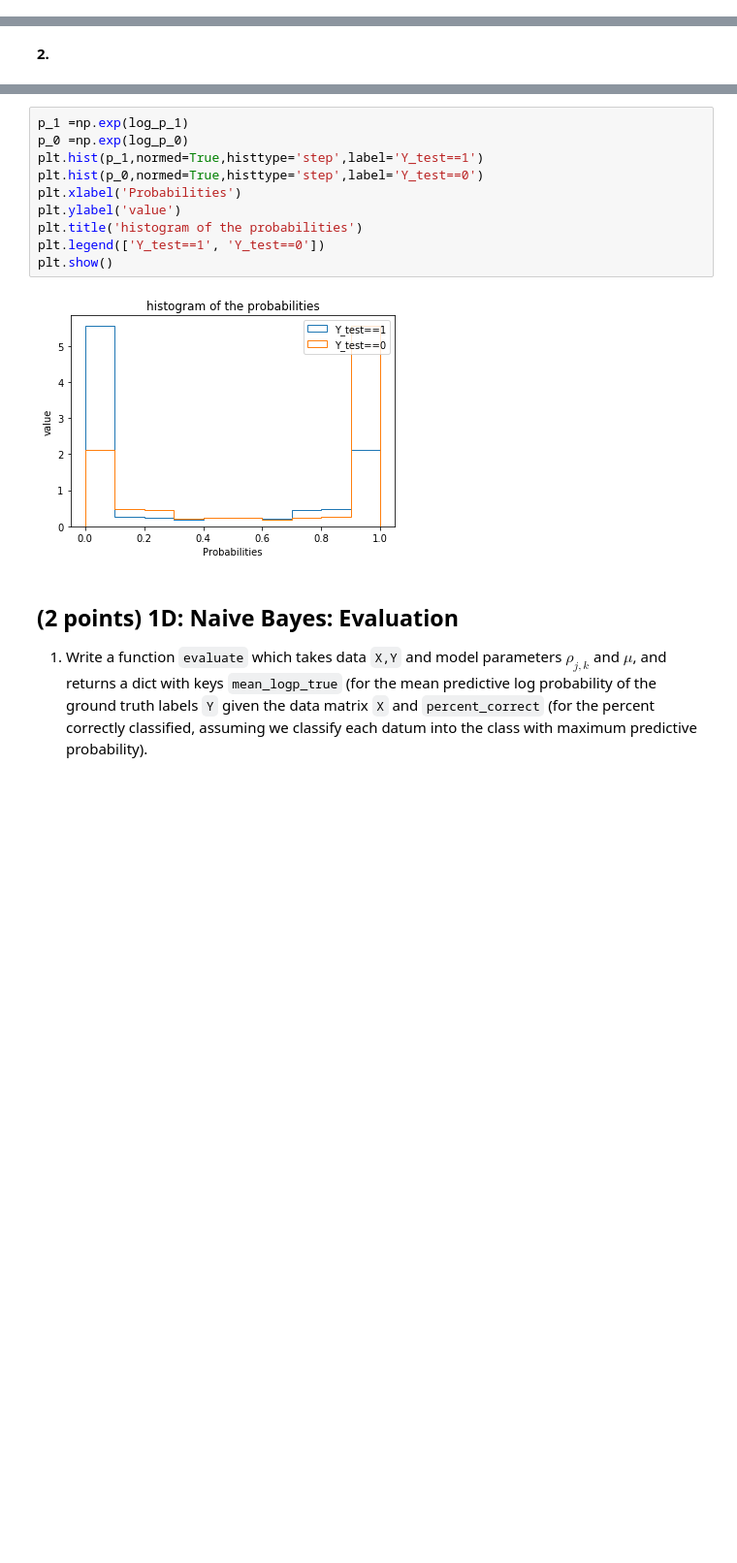
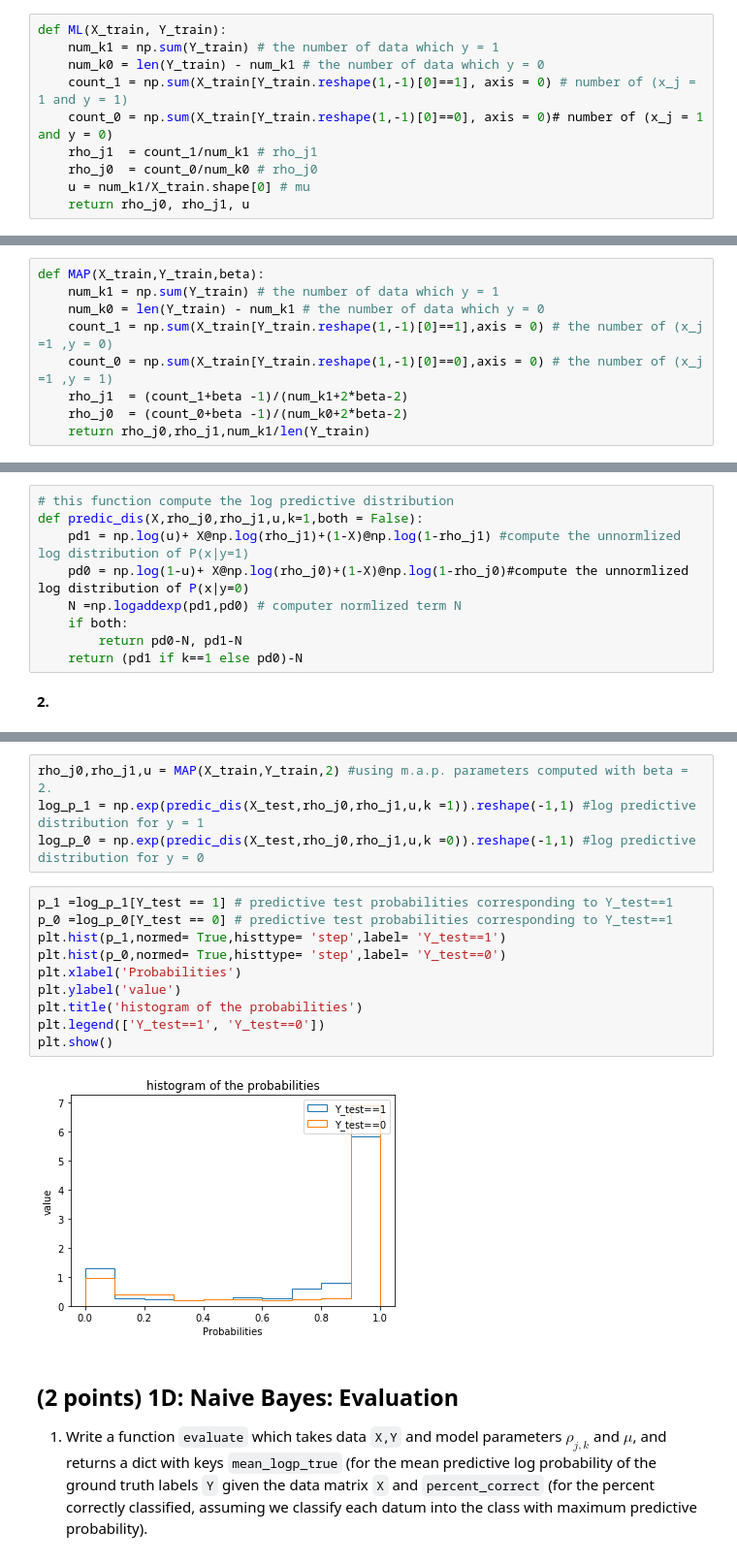
Before and after one commit to yifeiacc/ML_naive_bayes_classifier, a Jupyter notebook: assigment1.ipynb, the cells around one changed output, grey strips where cells are left out. Shown at 97% size. Cells and saved outputs as stored; diff of their text form; blank space fills up the shorter version.

````diff
--- a/assigment1.ipynb
+++ b/assigment1.ipynb
@@ -239,3 +230,13 @@ def ML(X_train,Y_train):
+# %%
+def ML(X_train, Y_train):
+    num_k1 = np.sum(Y_train) # the number of data which y = 1
+    num_k0 = len(Y_train) - num_k1 # the number of data which y = 0
+    count_1 = np.sum(X_train[Y_train.reshape(1,-1)[0]==1], axis = 0) # number of (x_j = 1 and y = 1)
+    count_0 = np.sum(X_train[Y_train.reshape(1,-1)[0]==0], axis = 0)# number of (x_j = 1 and y = 0)
+    rho_j1  = count_1/num_k1 # rho_j1
+    rho_j0  = count_0/num_k0 # rho_j0
+    u = num_k1/X_train.shape[0] # mu
+    return rho_j0, rho_j1, u
 # %% [markdown]
 **4.**
 # %%
@@ -329,2 +341,11 @@ def MAP(X_train,Y_train,beta):
+# %%
+def MAP(X_train,Y_train,beta):
+    num_k1 = np.sum(Y_train) # the number of data which y = 1
+    num_k0 = len(Y_train) - num_k1 # the number of data which y = 0
+    count_1 = np.sum(X_train[Y_train.reshape(1,-1)[0]==1],axis = 0) # the number of (x_j =1 ,y = 0)
+    count_0 = np.sum(X_train[Y_train.reshape(1,-1)[0]==0],axis = 0) # the number of (x_j =1 ,y = 1)
+    rho_j1  = (count_1+beta -1)/(num_k1+2*beta-2)
+    rho_j0  = (count_0+beta -1)/(num_k0+2*beta-2)
+    return rho_j0,rho_j1,num_k1/len(Y_train)
 # %% [markdown]
 **3.**
@@ -445,2 +416,11 @@ def prediction(x,rho_j0,rho_j1,u,k=1):
+# %%
+# this function compute the log predictive distribution
+def predic_dis(X,rho_j0,rho_j1,u,k=1,both = False):
+    pd1 = np.log(u)+ X@np.log(rho_j1)+(1-X)@np.log(1-rho_j1) #compute the unnormlized log distribution of P(x|y=1)
+    pd0 = np.log(1-u)+ X@np.log(rho_j0)+(1-X)@np.log(1-rho_j0)#compute the unnormlized log distribution of P(x|y=0)
+    N =np.logaddexp(pd1,pd0) # computer normlized term N
+    if both:
+        return pd0-N, pd1-N
+    return (pd1 if k==1 else pd0)-N
 # %% [markdown]
 **2.**
@@ -456,15 +427,19 @@ log_p_0 = np.array(result0)
+# %%
+rho_j0,rho_j1,u = MAP(X_train,Y_train,2) #using m.a.p. parameters computed with beta = 2.
+log_p_1 = np.exp(predic_dis(X_test,rho_j0,rho_j1,u,k =1)).reshape(-1,1) #log predictive distribution for y = 1
+log_p_0 = np.exp(predic_dis(X_test,rho_j0,rho_j1,u,k =0)).reshape(-1,1) #log predictive distribution for y = 0
 # %%
-p_1 =np.exp(log_p_1)
-p_0 =np.exp(log_p_0)
-plt.hist(p_1,normed=True,histtype='step',label='Y_test==1')
-plt.hist(p_0,normed=True,histtype='step',label='Y_test==0')
+p_1 =log_p_1[Y_test == 1] # predictive test probabilities corresponding to Y_test==1
+p_0 =log_p_0[Y_test == 0] # predictive test probabilities corresponding to Y_test==1
+plt.hist(p_1,normed= True,histtype= 'step',label= 'Y_test==1')
+plt.hist(p_0,normed= True,histtype= 'step',label= 'Y_test==0')
 plt.xlabel('Probabilities')
 plt.ylabel('value')
 plt.title('histogram of the probabilities')
 plt.legend(['Y_test==1', 'Y_test==0'])
 plt.show()
 # %% [output]
-[figure, old version]
+[figure, new version]
 # %% [markdown]
 ## (2 points) 1D: Naive Bayes: Evaluation
 1. Write a function ```evaluate``` which takes data ```X,Y``` and model parameters $\rho_{j,k}$ and $\mu$, and returns a dict with keys ```mean_logp_true``` (for the mean predictive log probability of the ground truth labels ```Y``` given the data matrix ```X``` and ```percent_correct``` (for the percent correctly classified, assuming we classify each datum into the class with maximum predictive probability).
````
Also changed, not shown: parts of 37 cells of this notebook.
